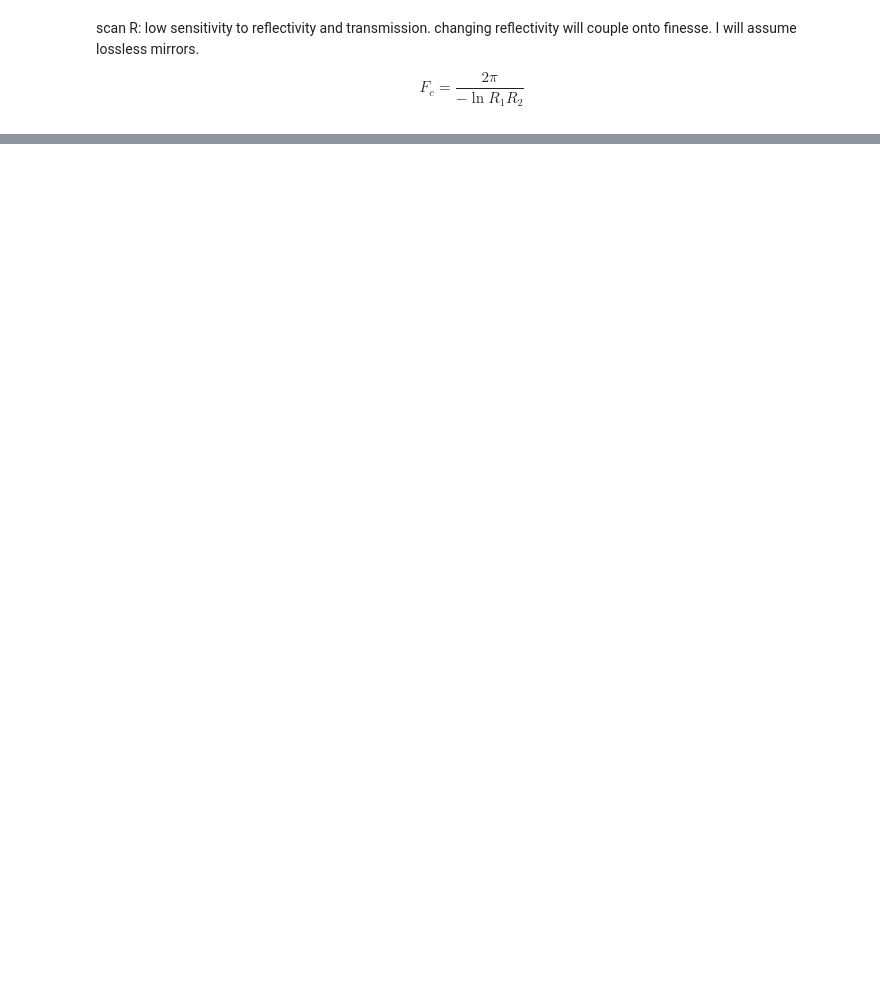
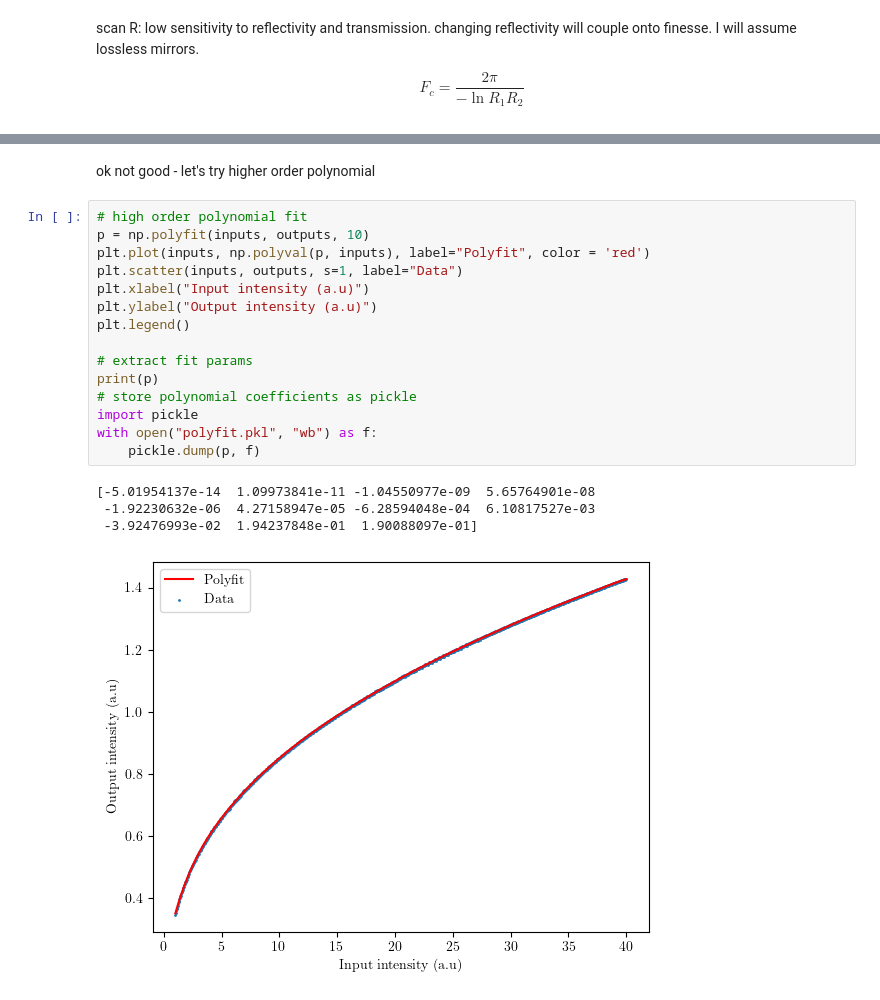
Before and after one commit to tyxiang0530/CavityNLONN, a Jupyter notebook: KerrMedia.ipynb, the cells around one changed output, grey strips where cells are left out. Saved outputs shown, nothing was run; the diff lists cells and outputs as text; blank space fills up the shorter version.

```diff
--- a/KerrMedia.ipynb
+++ b/KerrMedia.ipynb
@@ -135,0 +189,22 @@ ok great we have some sensitivity (some weird numerics tho)
+# %% [markdown]
+ok not good - let's try higher order polynomial
+# %%
+# high order polynomial fit
+p = np.polyfit(inputs, outputs, 10)
+plt.plot(inputs, np.polyval(p, inputs), label="Polyfit", color = 'red')
+plt.scatter(inputs, outputs, s=1, label="Data")
+plt.xlabel("Input intensity (a.u)")
+plt.ylabel("Output intensity (a.u)")
+plt.legend()
+
+# extract fit params
+print(p)
+# store polynomial coefficients as pickle
+import pickle
+with open("polyfit.pkl", "wb") as f:
+    pickle.dump(p, f)
+# %% [output]
+[-5.01954137e-14  1.09973841e-11 -1.04550977e-09  5.65764901e-08
+ -1.92230632e-06  4.27158947e-05 -6.28594048e-04  6.10817527e-03
+ -3.92476993e-02  1.94237848e-01  1.90088097e-01]
+[figure, added]
```
Also changed, not shown: parts of 12 cells of this notebook, 50 other files.
